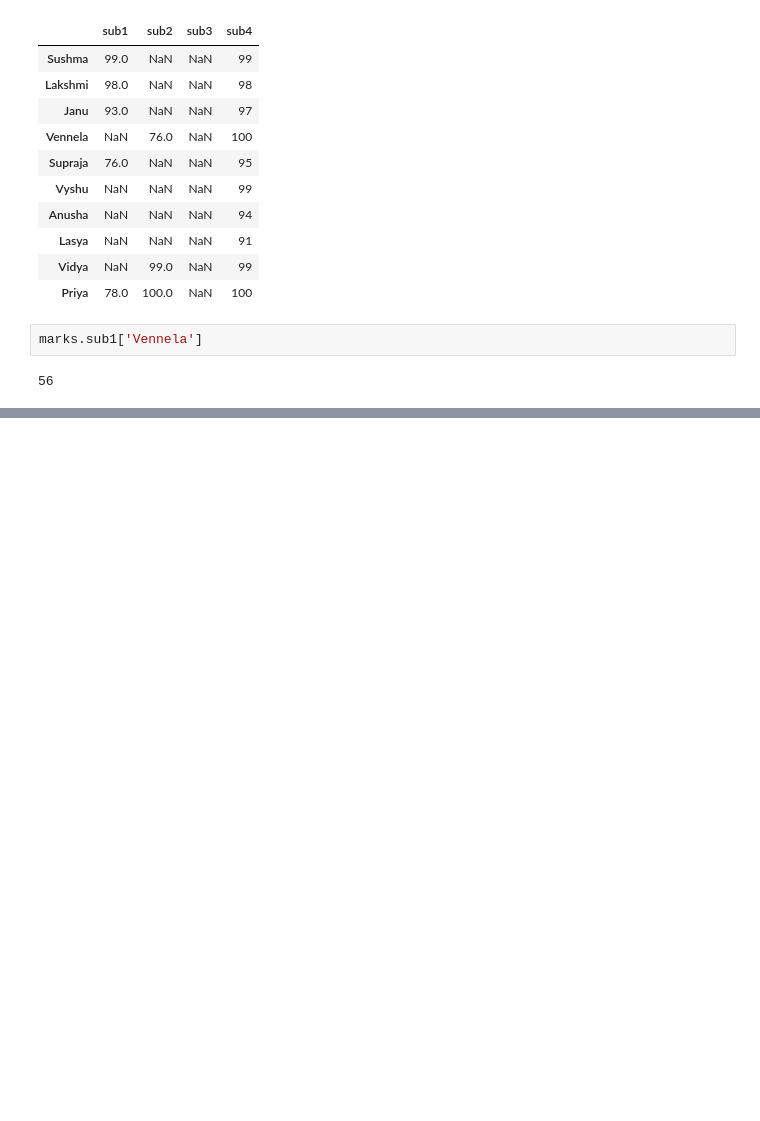
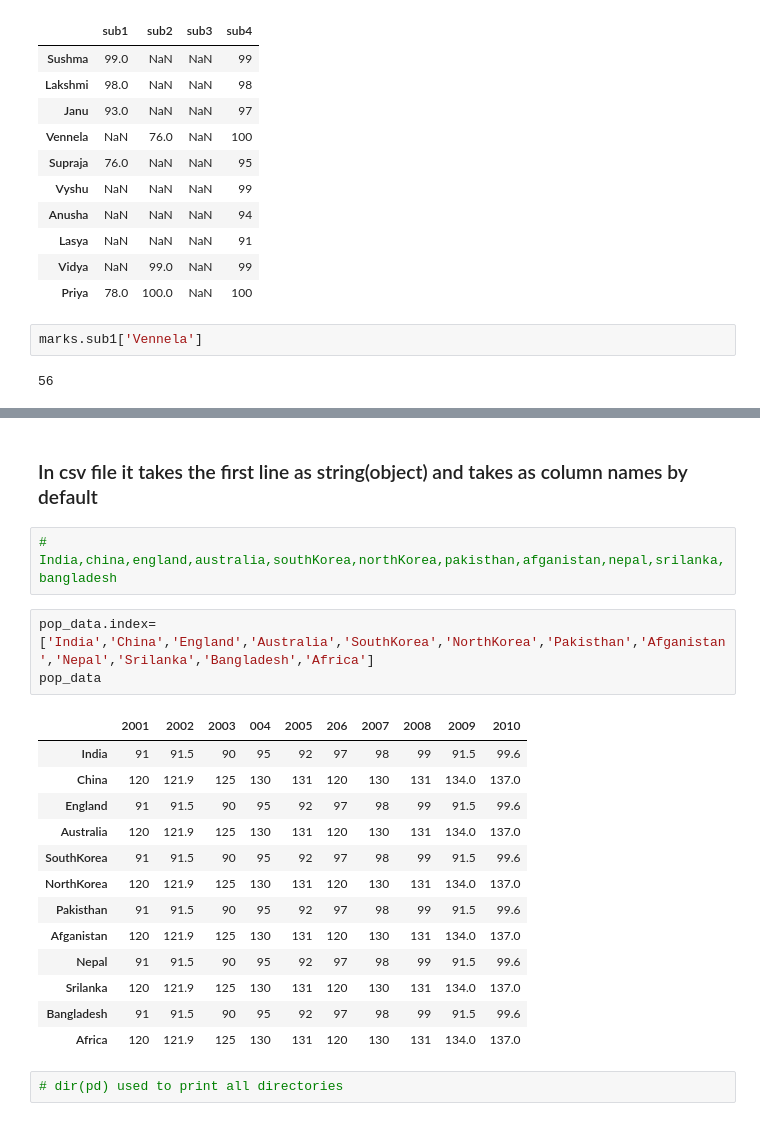
Before and after one commit to lasyasrigonela/GIST-git, a Jupyter notebook: Day4File2.ipynb, the cells around one changed output, grey strips where cells are left out. Cells and saved outputs as stored; diff of their text form; blank space fills up the shorter version.

```diff
--- a/Day4File2.ipynb
+++ b/Day4File2.ipynb
@@ -450,0 +653,23 @@ marks.sub1['Vennela']
+# %% [markdown]
+### In csv file it takes the first line as string(object) and takes as column names by default
+# %%
+# India,china,england,australia,southKorea,northKorea,pakisthan,afganistan,nepal,srilanka,bangladesh
+# %%
+pop_data.index=['India','China','England','Australia','SouthKorea','NorthKorea','Pakisthan','Afganistan','Nepal','Srilanka','Bangladesh','Africa']
+pop_data
+# %% [output]
+|  | 2001 | 2002 | 2003 | 004 | 2005 | 206 | 2007 | 2008 | 2009 | 2010 |
+| India | 91 | 91.5 | 90 | 95 | 92 | 97 | 98 | 99 | 91.5 | 99.6 |
+| China | 120 | 121.9 | 125 | 130 | 131 | 120 | 130 | 131 | 134.0 | 137.0 |
+| England | 91 | 91.5 | 90 | 95 | 92 | 97 | 98 | 99 | 91.5 | 99.6 |
+| Australia | 120 | 121.9 | 125 | 130 | 131 | 120 | 130 | 131 | 134.0 | 137.0 |
+| SouthKorea | 91 | 91.5 | 90 | 95 | 92 | 97 | 98 | 99 | 91.5 | 99.6 |
+| NorthKorea | 120 | 121.9 | 125 | 130 | 131 | 120 | 130 | 131 | 134.0 | 137.0 |
+| Pakisthan | 91 | 91.5 | 90 | 95 | 92 | 97 | 98 | 99 | 91.5 | 99.6 |
+| Afganistan | 120 | 121.9 | 125 | 130 | 131 | 120 | 130 | 131 | 134.0 | 137.0 |
+| Nepal | 91 | 91.5 | 90 | 95 | 92 | 97 | 98 | 99 | 91.5 | 99.6 |
+| Srilanka | 120 | 121.9 | 125 | 130 | 131 | 120 | 130 | 131 | 134.0 | 137.0 |
+| Bangladesh | 91 | 91.5 | 90 | 95 | 92 | 97 | 98 | 99 | 91.5 | 99.6 |
+| Africa | 120 | 121.9 | 125 | 130 | 131 | 120 | 130 | 131 | 134.0 | 137.0 |
+# %%
+# dir(pd) used to print all directories
```
Also changed, not shown: parts of 26 cells of this notebook, 2 other files.
